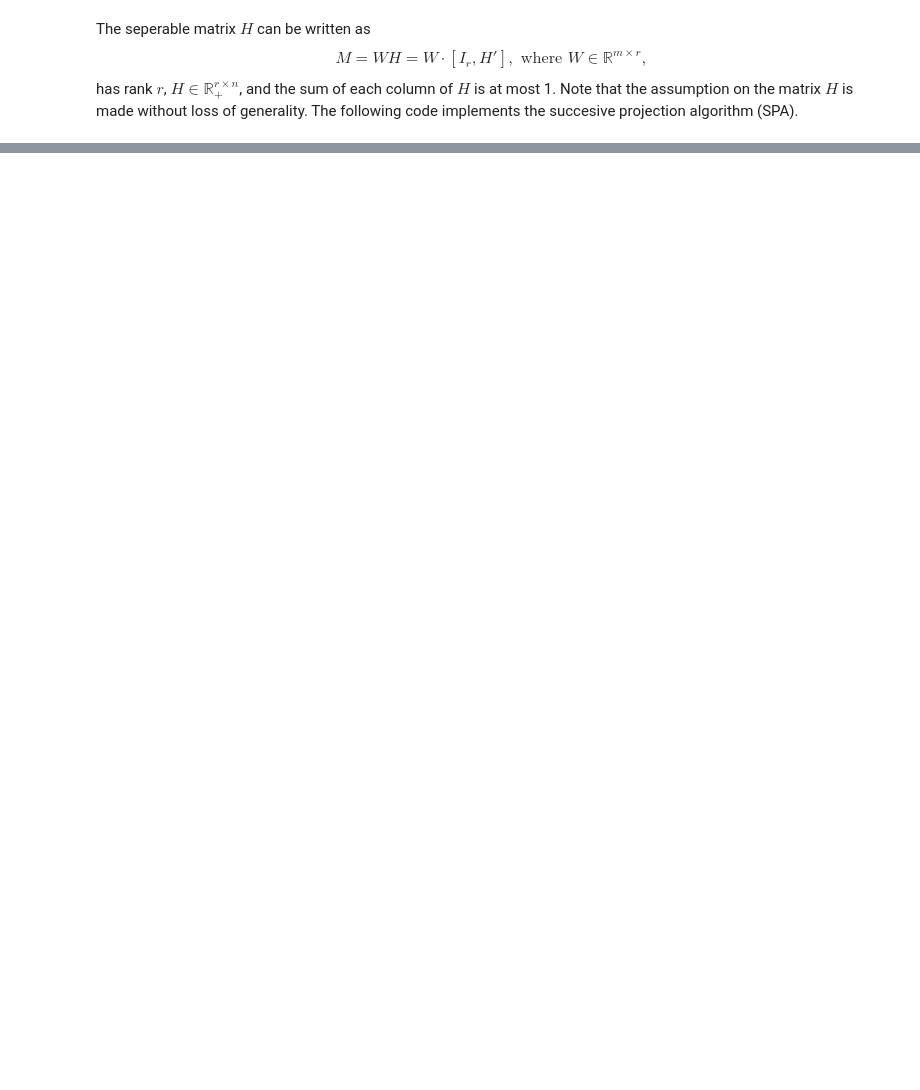
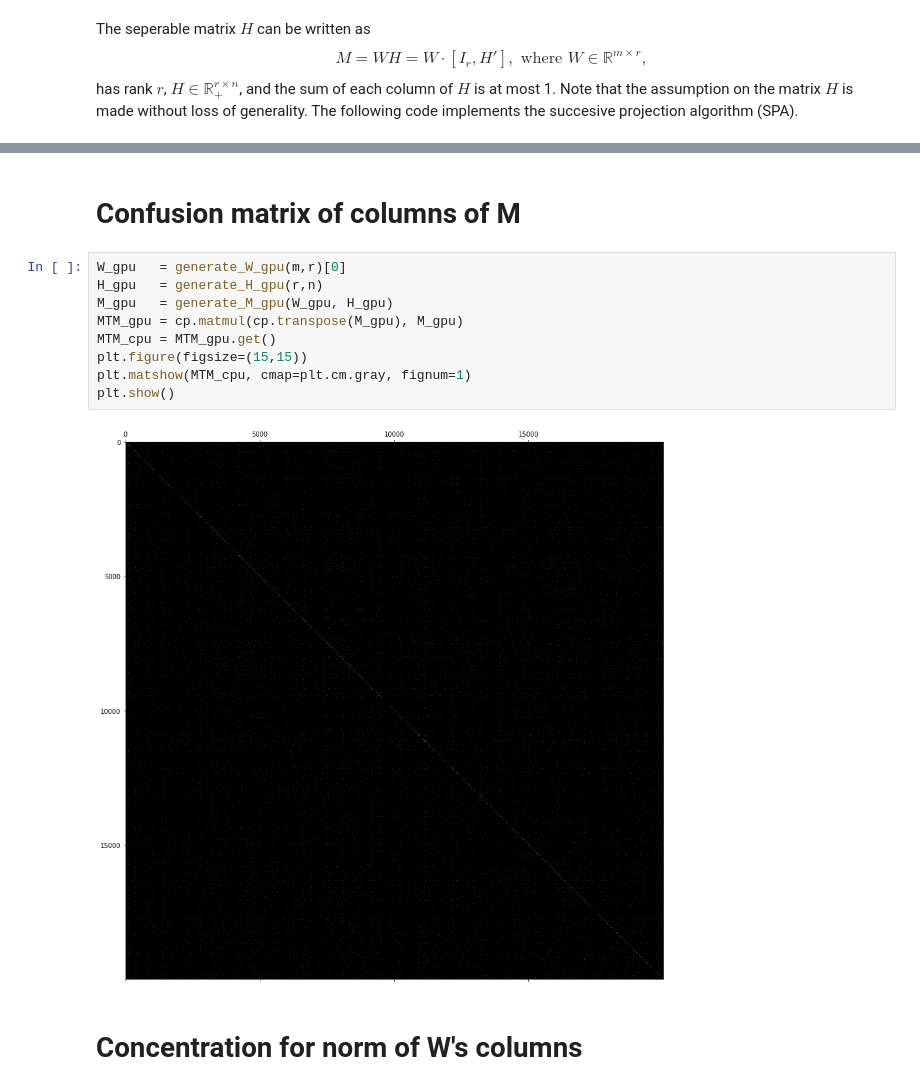
Before and after one commit to srezazad/Succesive-Projection-Algirithm-for-Matrix-Recovery-, a Jupyter notebook: main.ipynb, the cells around one changed output, grey strips where cells are left out. Cells and saved outputs as stored; diff of their text form; blank space fills up the shorter version.

```diff
--- a/main.ipynb
+++ b/main.ipynb
@@ -90,0 +116,15 @@ plt.show()
+# %% [markdown]
+# Confusion matrix of columns of M
+# %%
+W_gpu   = generate_W_gpu(m,r)[0]
+H_gpu   = generate_H_gpu(r,n)
+M_gpu   = generate_M_gpu(W_gpu, H_gpu)
+MTM_gpu = cp.matmul(cp.transpose(M_gpu), M_gpu)
+MTM_cpu = MTM_gpu.get()
+plt.figure(figsize=(15,15))
+plt.matshow(MTM_cpu, cmap=plt.cm.gray, fignum=1)
+plt.show()
+# %% [output]
+[figure, added]
+# %% [markdown]
+# Concentration for norm of W's columns
```
Also changed, not shown: parts of 6 cells of this notebook.
